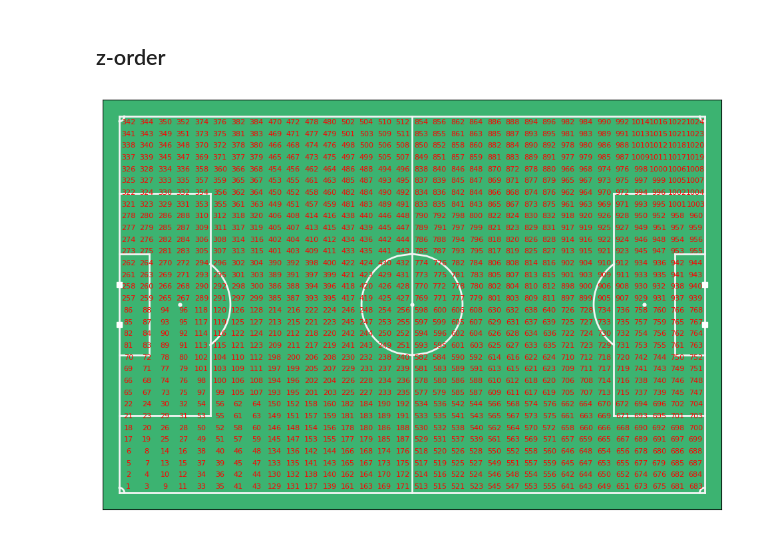
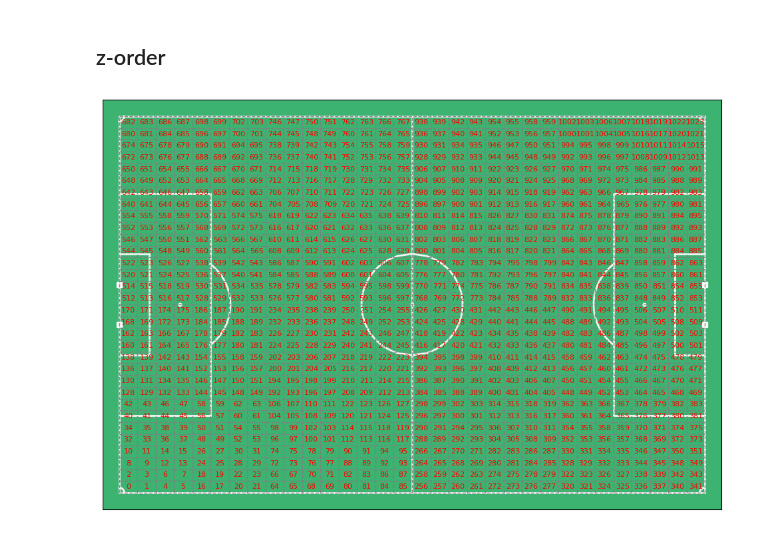
Before and after one commit to Csenongmin/Football-LLM, a Jupyter notebook: FootballGrid.ipynb, the cells around one changed output. Drawn from its saved outputs; the diff is of its cells as text; code cells hidden in the pictures.

```diff
--- a/FootballGrid.ipynb
+++ b/FootballGrid.ipynb
@@ -299,10 +274,22 @@ plt.show()
 
 ## z-order
 # %%
-import matplotlib.pyplot as plt
-import numpy as np
+z_order_index = []
+def z_order(x, y, n):
+    """
+    Generate Z-order (Morton order) with a preference for x-coordinate.
+    This version prioritizes x over y for numbering.
+    """
+    z = 0
+    for i in range(n):
+        # 먼저 x의 비트를 interleave, y는 뒤에 결합
+        z |= (x & 1) << (2 * i)   # x의 비트를 interleave
+        z |= (y & 1) << (2 * i + 1)  # y의 비트를 interleave
+        x >>= 1  # x를 오른쪽으로 쉬프트
+        y >>= 1  # y를 오른쪽으로 쉬프트
+    return z
 
-def z_order(x, y, n):
+def z_order_2(x, y, n):
     """
     Generate Z-order (Morton order) for a 2D grid of size 2^n x 2^n.
     """
@@ -314,35 +301,35 @@ def z_order(x, y, n):
         y >>= 1  # y를 오른쪽으로 쉬프트
     return z
 
 def plot_pitch_with_z_order(field_dimen=(106.0, 68.0), field_color='green', linewidth=2, markersize=20):
     """Plots a soccer pitch and overlays Z-order-based numbering on it."""
-    fig, ax = plot_pitch(field_dimen, field_color, linewidth, markersize)
+    fig, ax = plot_pitch_with_grid(field_dimen, field_color, linewidth, markersize)
 
     # 축구장의 전체 크기
     pitch_length, pitch_width = field_dimen
     num_divisions = 32
     cell_length = pitch_length / num_divisions
     cell_width = pitch_width / num_divisions
 
     # Z-order 좌표 생성
-    n = 5 # 2^5= 32*32격자
-    num_points = 2 ** (2 * n)
+    n = 5  # 2^5 = 32x32 격자
     z_order_coords = [(x, y) for x in range(2 ** n) for y in range(2 ** n)]
     z_order_indices = [z_order(x, y, n) for x, y in z_order_coords]
 
     # Z-order 순서대로 번호를 표시
     for i, (z_idx, (x, y)) in enumerate(sorted(zip(z_order_indices, z_order_coords))):
         # Normalize Z-order coordinates to match pitch dimensions
         x_coord = -pitch_length / 2 + (x + 0.5) * cell_length
         y_coord = -pitch_width / 2 + (y + 0.5) * cell_width
 
         # 번호를 격자 중심에 표시
-        ax.text(x_coord, y_coord, str(i + 1), color='red', fontsize=8, ha='center', va='center')
+        ax.text(x_coord, y_coord, str(i), color='red', fontsize=8, ha='center', va='center')
+        z_order_index.append([x_coord,y_coord,i])
 
     return fig, ax
 
 # Plot pitch with Z-order numbering
 plot_pitch_with_z_order()
 plt.show()
 # %% [output]
-[figure, old version]
+[figure, new version]
```
Also changed, not shown: parts of 17 cells of this notebook.
